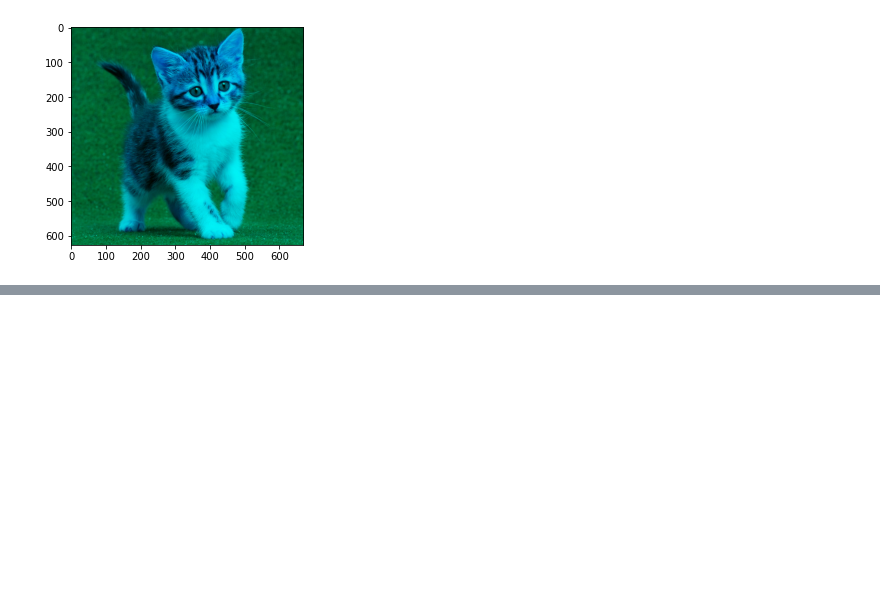
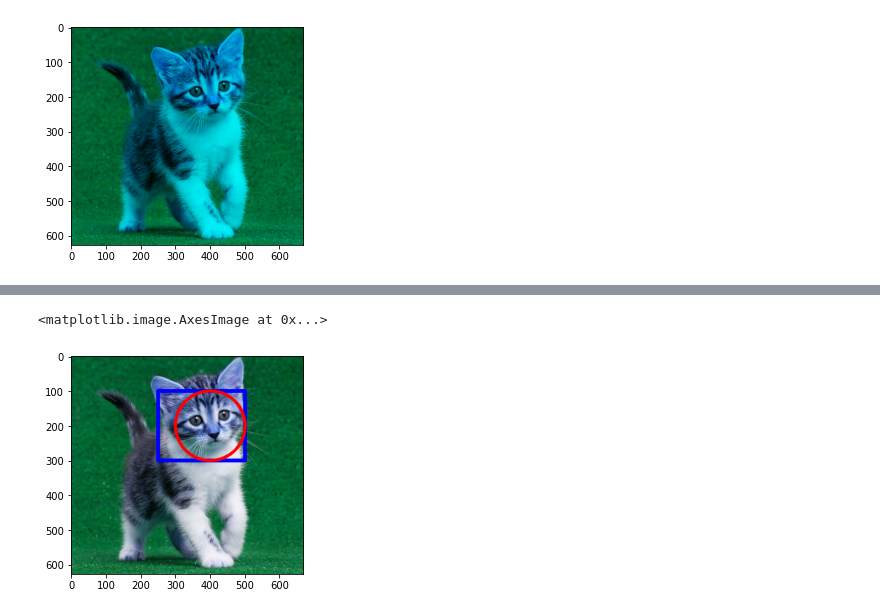
Before and after one commit to mwpras0/PCVK_Genap_2021, a Jupyter notebook: Week2.ipynb, the cells around one changed output, grey strips where cells are left out. Drawn from its saved outputs; the diff is of its cells as text; code cells hidden in the pictures; blank space fills up the shorter version.

```diff
--- a/Week2.ipynb
+++ b/Week2.ipynb
@@ -141,0 +178,10 @@ plt.imshow(img_gb)
+# %%
+#Tugas 6
+
+imgt = img
+cv.rectangle(imgt,pt1=(250,100),pt2=(500,300),color=(0,0,255), thickness=10)
+cv.circle(imgt,center=(400,200),radius=100,color=(255,0,0),thickness=8)
+plt.imshow(imgt)
+# %% [output]
+<matplotlib.image.AxesImage at 0x...>
+[figure, added]
```
Also changed, not shown: parts of 5 cells of this notebook.
